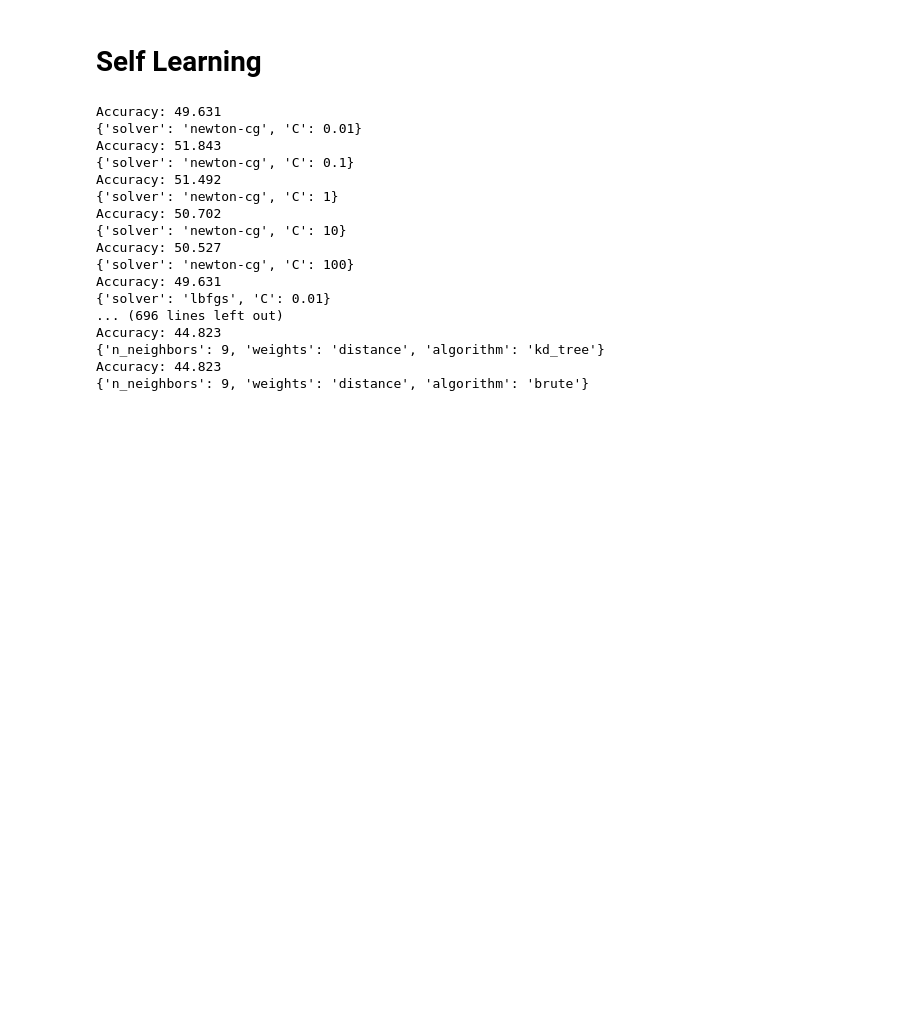
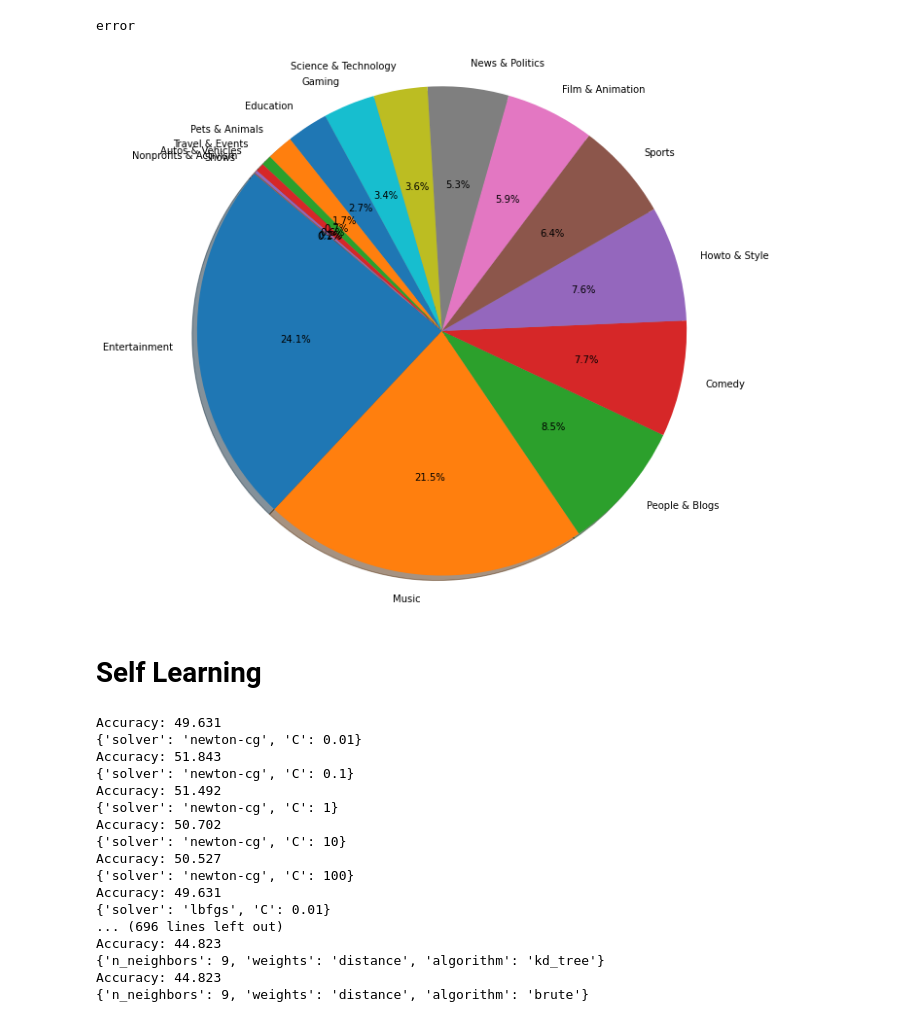
Before and after one commit to AdamKlejda/PED_YT, a Jupyter notebook: notebooks/Etap4/Self-Training.ipynb, the cells around one changed output. Cells and saved outputs as stored; diff of their text form; code cells hidden in the pictures; blank space fills up the shorter version.

Commit message:
testing diferent attributes for self learning and visualisation of categories

```diff
--- a/notebooks/Etap4/Self-Training.ipynb
+++ b/notebooks/Etap4/Self-Training.ipynb
@@ -9,6 +9,34 @@ from sklearn.metrics import classification_report
 from sklearn.metrics import accuracy_score
 
 df = pd.read_csv("../../our_data/Etap4/GB_US-rdy-to-learn-properly-V2.csv")
+# %%
+with open("./../../data/youtube_data/US_category_id.json") as file:
+    data = json.loads(file.read())
+
+cats = {}
+for item in data['items']:
+    cats[item['id']] = item['snippet']['title']
+
+Ctr = Counter(df.loc[:, "category_id"]).most_common()
+Catdata = []
+Catlabels = []
+for c in Ctr:
+    try:
+        Catlabels.append(cats[str(int(c[0]))])
+
+        Catdata.append(c[1])
+    except:
+         print("error")
+
+# Plot
+plt.figure(figsize=(10,10))
+plt.pie(Catdata, labels=Catlabels ,autopct='%1.1f%%', shadow=True, startangle=140)
+
+plt.axis('equal')
+plt.show()
+# %% [output]
+error
+[figure, added]
 # %%
 chosen_columns_r1 = [
     'TFIDF_clean_thumb_ocr_text_V2_26',
```
Also changed, not shown: parts of 5 cells of this notebook.
